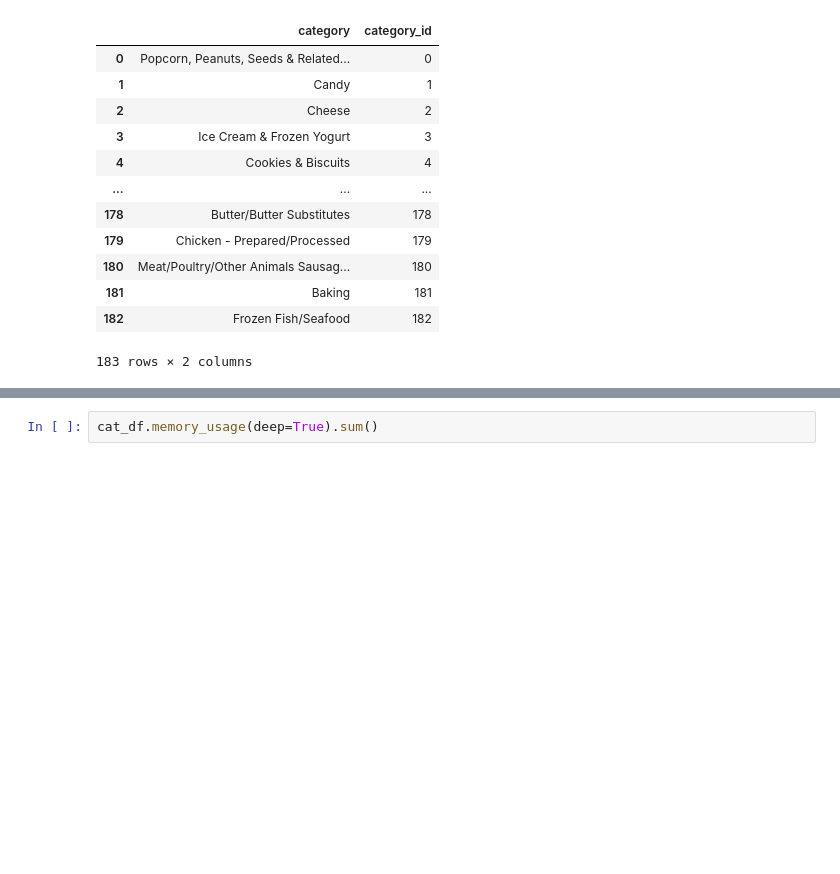
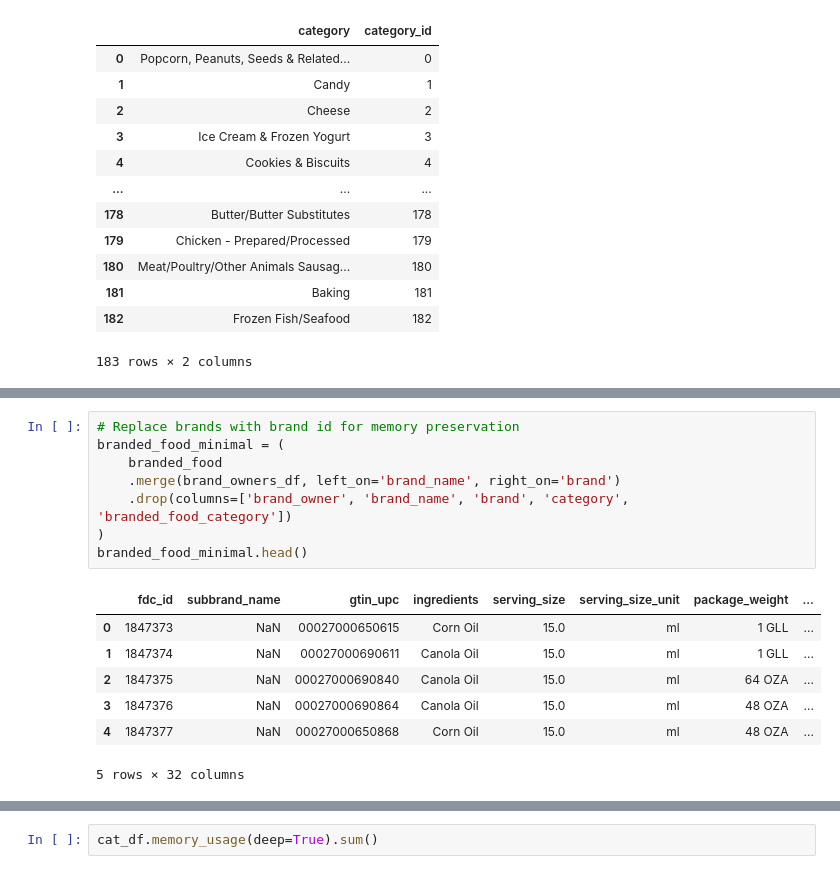
Before and after one commit to alexander-jensen/FDA-Data-Analysis, a Jupyter notebook: Branded Food Initial Data Analysis.ipynb, the cells around one changed output, grey strips where cells are left out. Drawn from its saved outputs; the diff is of its cells as text; blank space fills up the shorter version.

```diff
--- a/Branded Food Initial Data Analysis.ipynb
+++ b/Branded Food Initial Data Analysis.ipynb
@@ -983,0 +1004,16 @@ branded_food.memory_usage(deep=True).sum()
+# %%
+# Replace brands with brand id for memory preservation
+branded_food_minimal = (
+    branded_food
+    .merge(brand_owners_df, left_on='brand_name', right_on='brand')
+    .drop(columns=['brand_owner', 'brand_name', 'brand', 'category', 'branded_food_category'])
+)
+branded_food_minimal.head()
+# %% [output]
+|  | fdc_id | subbrand_name | gtin_upc | ingredients | serving_size | serving_size_unit | package_weight | ... |
+| 0 | 1847373 | NaN | 00027000650615 | Corn Oil | 15.0 | ml | 1 GLL | ... |
+| 1 | 1847374 | NaN | 00027000690611 | Canola Oil | 15.0 | ml | 1 GLL | ... |
+| 2 | 1847375 | NaN | 00027000690840 | Canola Oil | 15.0 | ml | 64 OZA | ... |
+| 3 | 1847376 | NaN | 00027000690864 | Canola Oil | 15.0 | ml | 48 OZA | ... |
+| 4 | 1847377 | NaN | 00027000650868 | Corn Oil | 15.0 | ml | 48 OZA | ... |
+5 rows × 32 columns
```
Also changed, not shown: parts of 26 cells of this notebook.
